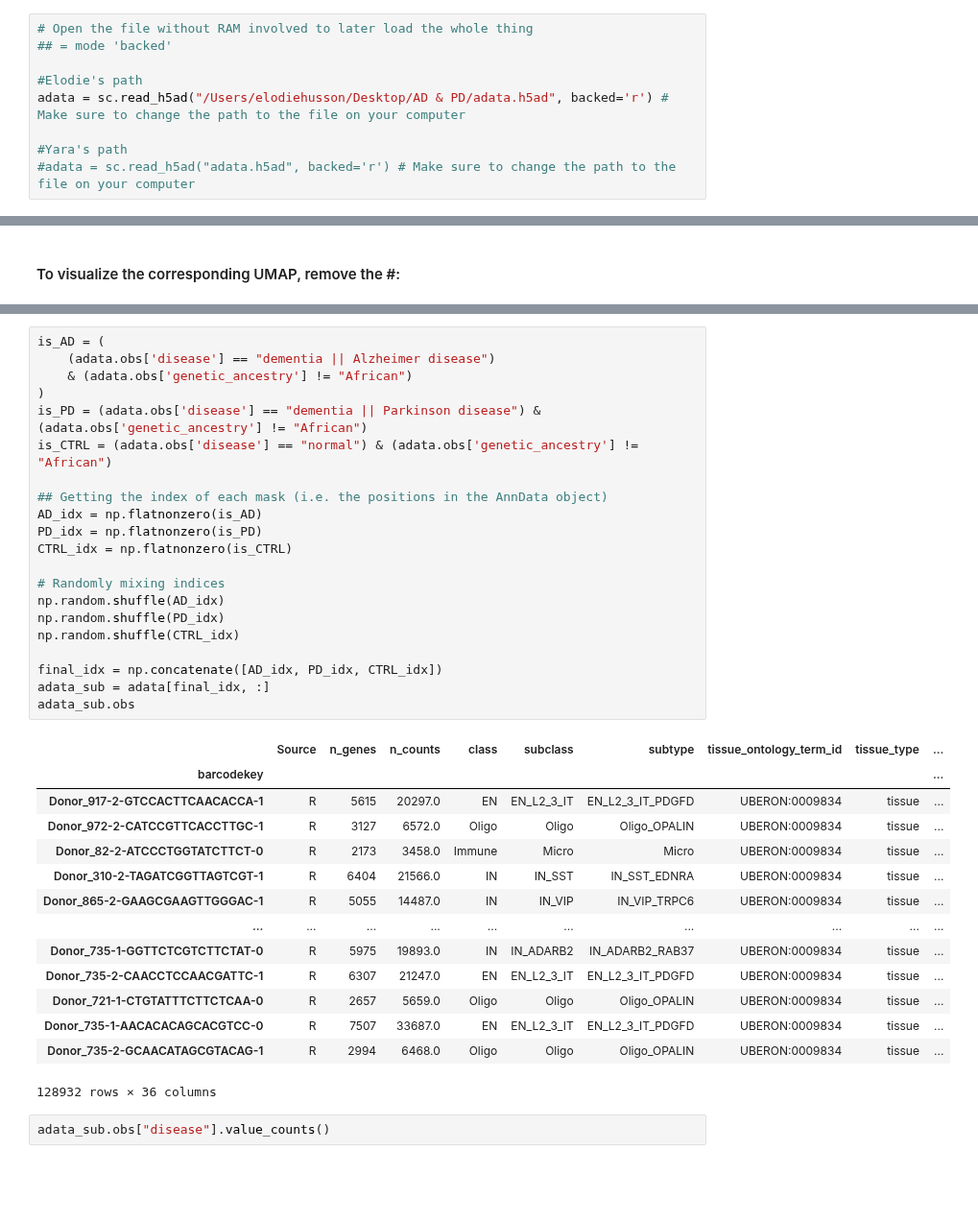
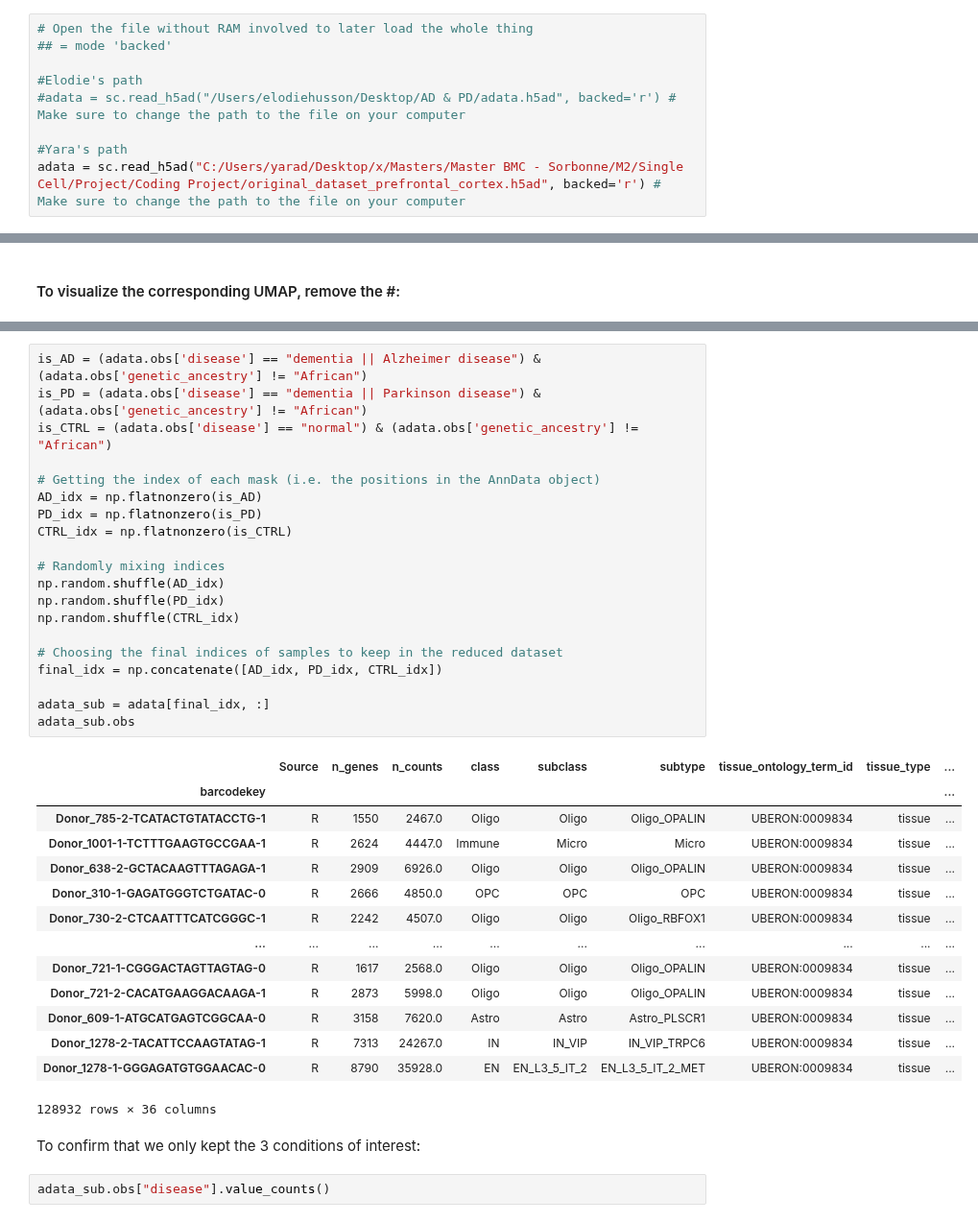
Before and after one commit to elodiehusson/transcriptomics-code, a Jupyter notebook: reduction of dataset.ipynb, the cells around one changed output, grey strips where cells are left out. Shown at 96% size. Cells and saved outputs as stored; diff of their text form; blank space fills up the shorter version.

Commit message:
final-edits-reduction-of-dataset

```diff
--- a/reduction of dataset.ipynb
+++ b/reduction of dataset.ipynb
@@ -15,10 +15,10 @@ Original dataset; Size: 6,28 GB - 26 Disease Types
 ## = mode 'backed'
 
 #Elodie's path
-adata = sc.read_h5ad("/Users/elodiehusson/Desktop/AD & PD/adata.h5ad", backed='r') # Make sure to change the path to the file on your computer
+#adata = sc.read_h5ad("/Users/elodiehusson/Desktop/AD & PD/adata.h5ad", backed='r') # Make sure to change the path to the file on your computer
 
 #Yara's path
-#adata = sc.read_h5ad("adata.h5ad", backed='r') # Make sure to change the path to the file on your computer
+adata = sc.read_h5ad("C:/Users/yarad/Desktop/x/Masters/Master BMC - Sorbonne/M2/Single Cell/Project/Coding Project/original_dataset_prefrontal_cortex.h5ad", backed='r') # Make sure to change the path to the file on your computer
 # %% [markdown]
 To see the number of cells for each disease type:
 # %%
@@ -201,39 +195,40 @@ sc.pl.umap(adata, color=['class', 'subclass', 'subtype'])
 # %%
-is_AD = (
-    (adata.obs['disease'] == "dementia || Alzheimer disease")
-    & (adata.obs['genetic_ancestry'] != "African")
-)
+is_AD = (adata.obs['disease'] == "dementia || Alzheimer disease") & (adata.obs['genetic_ancestry'] != "African")
 is_PD = (adata.obs['disease'] == "dementia || Parkinson disease") & (adata.obs['genetic_ancestry'] != "African")
 is_CTRL = (adata.obs['disease'] == "normal") & (adata.obs['genetic_ancestry'] != "African")
 
-## Getting the index of each mask (i.e. the positions in the AnnData object)
+# Getting the index of each mask (i.e. the positions in the AnnData object)
 AD_idx = np.flatnonzero(is_AD)
 PD_idx = np.flatnonzero(is_PD)
 CTRL_idx = np.flatnonzero(is_CTRL)
 
 # Randomly mixing indices
 np.random.shuffle(AD_idx)
 np.random.shuffle(PD_idx)
 np.random.shuffle(CTRL_idx)
 
+# Choosing the final indices of samples to keep in the reduced dataset
 final_idx = np.concatenate([AD_idx, PD_idx, CTRL_idx])
+
 adata_sub = adata[final_idx, :]
 adata_sub.obs
 # %% [output]
 |  | Source | n_genes | n_counts | class | subclass | subtype | tissue_ontology_term_id | tissue_type | ... |
 | barcodekey |  |  |  |  |  |  |  |  | ... |
-| Donor_917-2-GTCCACTTCAACACCA-1 | R | 5615 | 20297.0 | EN | EN_L2_3_IT | EN_L2_3_IT_PDGFD | UBERON:0009834 | tissue | ... |
-| Donor_972-2-CATCCGTTCACCTTGC-1 | R | 3127 | 6572.0 | Oligo | Oligo | Oligo_OPALIN | UBERON:0009834 | tissue | ... |
-| Donor_82-2-ATCCCTGGTATCTTCT-0 | R | 2173 | 3458.0 | Immune | Micro | Micro | UBERON:0009834 | tissue | ... |
-| Donor_310-2-TAGATCGGTTAGTCGT-1 | R | 6404 | 21566.0 | IN | IN_SST | IN_SST_EDNRA | UBERON:0009834 | tissue | ... |
-| Donor_865-2-GAAGCGAAGTTGGGAC-1 | R | 5055 | 14487.0 | IN | IN_VIP | IN_VIP_TRPC6 | UBERON:0009834 | tissue | ... |
+| Donor_785-2-TCATACTGTATACCTG-1 | R | 1550 | 2467.0 | Oligo | Oligo | Oligo_OPALIN | UBERON:0009834 | tissue | ... |
+| Donor_1001-1-TCTTTGAAGTGCCGAA-1 | R | 2624 | 4447.0 | Immune | Micro | Micro | UBERON:0009834 | tissue | ... |
+| Donor_638-2-GCTACAAGTTTAGAGA-1 | R | 2909 | 6926.0 | Oligo | Oligo | Oligo_OPALIN | UBERON:0009834 | tissue | ... |
+| Donor_310-1-GAGATGGGTCTGATAC-0 | R | 2666 | 4850.0 | OPC | OPC | OPC | UBERON:0009834 | tissue | ... |
+| Donor_730-2-CTCAATTTCATCGGGC-1 | R | 2242 | 4507.0 | Oligo | Oligo | Oligo_RBFOX1 | UBERON:0009834 | tissue | ... |
 | ... | ... | ... | ... | ... | ... | ... | ... | ... | ... |
-| Donor_735-1-GGTTCTCGTCTTCTAT-0 | R | 5975 | 19893.0 | IN | IN_ADARB2 | IN_ADARB2_RAB37 | UBERON:0009834 | tissue | ... |
-| Donor_735-2-CAACCTCCAACGATTC-1 | R | 6307 | 21247.0 | EN | EN_L2_3_IT | EN_L2_3_IT_PDGFD | UBERON:0009834 | tissue | ... |
-| Donor_721-1-CTGTATTTCTTCTCAA-0 | R | 2657 | 5659.0 | Oligo | Oligo | Oligo_OPALIN | UBERON:0009834 | tissue | ... |
-| Donor_735-1-AACACACAGCACGTCC-0 | R | 7507 | 33687.0 | EN | EN_L2_3_IT | EN_L2_3_IT_PDGFD | UBERON:0009834 | tissue | ... |
-| Donor_735-2-GCAACATAGCGTACAG-1 | R | 2994 | 6468.0 | Oligo | Oligo | Oligo_OPALIN | UBERON:0009834 | tissue | ... |
+| Donor_721-1-CGGGACTAGTTAGTAG-0 | R | 1617 | 2568.0 | Oligo | Oligo | Oligo_OPALIN | UBERON:0009834 | tissue | ... |
+| Donor_721-2-CACATGAAGGACAAGA-1 | R | 2873 | 5998.0 | Oligo | Oligo | Oligo_OPALIN | UBERON:0009834 | tissue | ... |
+| Donor_609-1-ATGCATGAGTCGGCAA-0 | R | 3158 | 7620.0 | Astro | Astro | Astro_PLSCR1 | UBERON:0009834 | tissue | ... |
+| Donor_1278-2-TACATTCCAAGTATAG-1 | R | 7313 | 24267.0 | IN | IN_VIP | IN_VIP_TRPC6 | UBERON:0009834 | tissue | ... |
+| Donor_1278-1-GGGAGATGTGGAACAC-0 | R | 8790 | 35928.0 | EN | EN_L3_5_IT_2 | EN_L3_5_IT_2_MET | UBERON:0009834 | tissue | ... |
 128932 rows × 36 columns
+# %% [markdown]
+To confirm that we only kept the 3 conditions of interest:
 # %%
 adata_sub.obs["disease"].value_counts()
 # %% [output]
```
Also changed, not shown: parts of 28 cells of this notebook.
